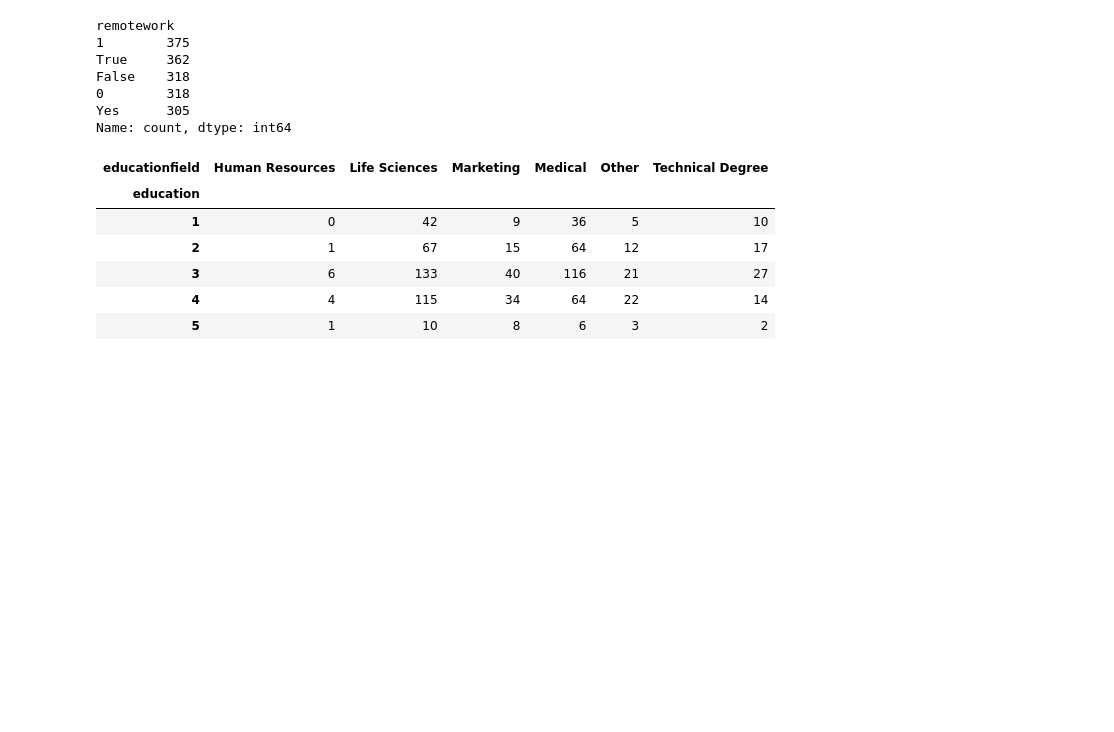
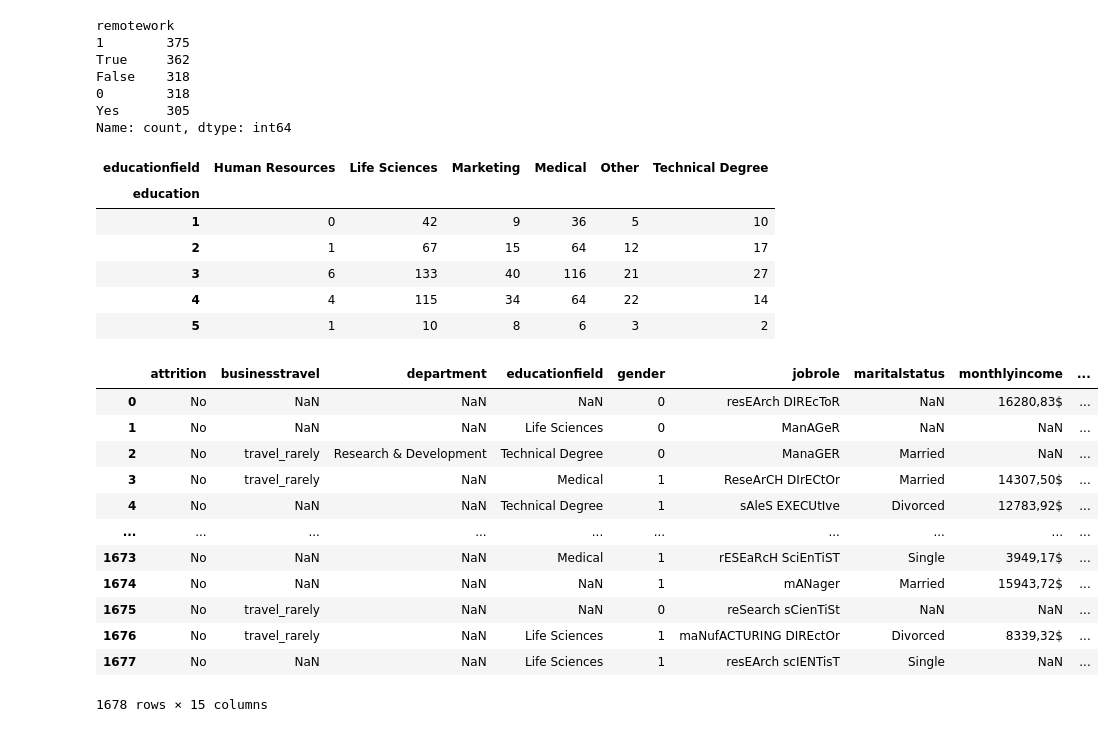
Before and after one commit to ArianaPapantonio/Final_project_module_3, a Jupyter notebook: apuntes-en-sucio.ipynb, the cells around one changed output. Drawn from its saved outputs; the diff is of its cells as text; code cells hidden in the pictures; blank space fills up the shorter version.

```diff
--- a/borrador2.ipynb
+++ b/apuntes-en-sucio.ipynb
@@ -893,0 +859,27 @@ contingency_table
+# %%
+df['gender'] = pd.to_Categorical(df['gender'])
+# %%
+# Si la columna tiene valores NaN y quieres convertirla a int, puedes hacerlo primero a float
+df['age'] = df['age'].fillna(0).astype(int)  # Rellena NaN con 0 y convierte a int
+# %%
+df['age'] = pd.to_numeric(df['age'], errors='coerce')  # Convierte a NaN los valores no numéricos
+df['age'] = df['age'].fillna(0).astype(int)  # Luego convierte a int, rellenando NaN con 0
+# %%
+df_numericos_1 = df.select_dtypes(include=['number'])  # Selecciona columnas numéricas
+df_categoricos_2 = df.select_dtypes(include=['object'])  # Selecciona columnas categóricas
+# %%
+df_categoricos_2
+# %% [output]
+|  | attrition | businesstravel | department | educationfield | gender | jobrole | maritalstatus | monthlyincome | ... |
+| 0 | No | NaN | NaN | NaN | 0 | resEArch DIREcToR | NaN | 16280,83$ | ... |
+| 1 | No | NaN | NaN | Life Sciences | 0 | ManAGeR | NaN | NaN | ... |
+| 2 | No | travel_rarely | Research & Development | Technical Degree | 0 | ManaGER | Married | NaN | ... |
+| 3 | No | travel_rarely | NaN | Medical | 1 | ReseArCH DIrECtOr | Married | 14307,50$ | ... |
+| 4 | No | NaN | NaN | Technical Degree | 1 | sAleS EXECUtIve | Divorced | 12783,92$ | ... |
+| ... | ... | ... | ... | ... | ... | ... | ... | ... | ... |
+| 1673 | No | NaN | NaN | Medical | 1 | rESEaRcH SciEnTiST | Single | 3949,17$ | ... |
+| 1674 | No | NaN | NaN | NaN | 1 | mANager | Married | 15943,72$ | ... |
+| 1675 | No | travel_rarely | NaN | NaN | 0 | reSearch sCienTiSt | NaN | NaN | ... |
+| 1676 | No | travel_rarely | NaN | Life Sciences | 1 | maNufACTURING DIREctOr | Divorced | 8339,32$ | ... |
+| 1677 | No | NaN | NaN | Life Sciences | 1 | resEArch scIENTisT | Single | NaN | ... |
+1678 rows × 15 columns
```
Also changed, not shown: parts of 33 cells of this notebook, 3 other files.
